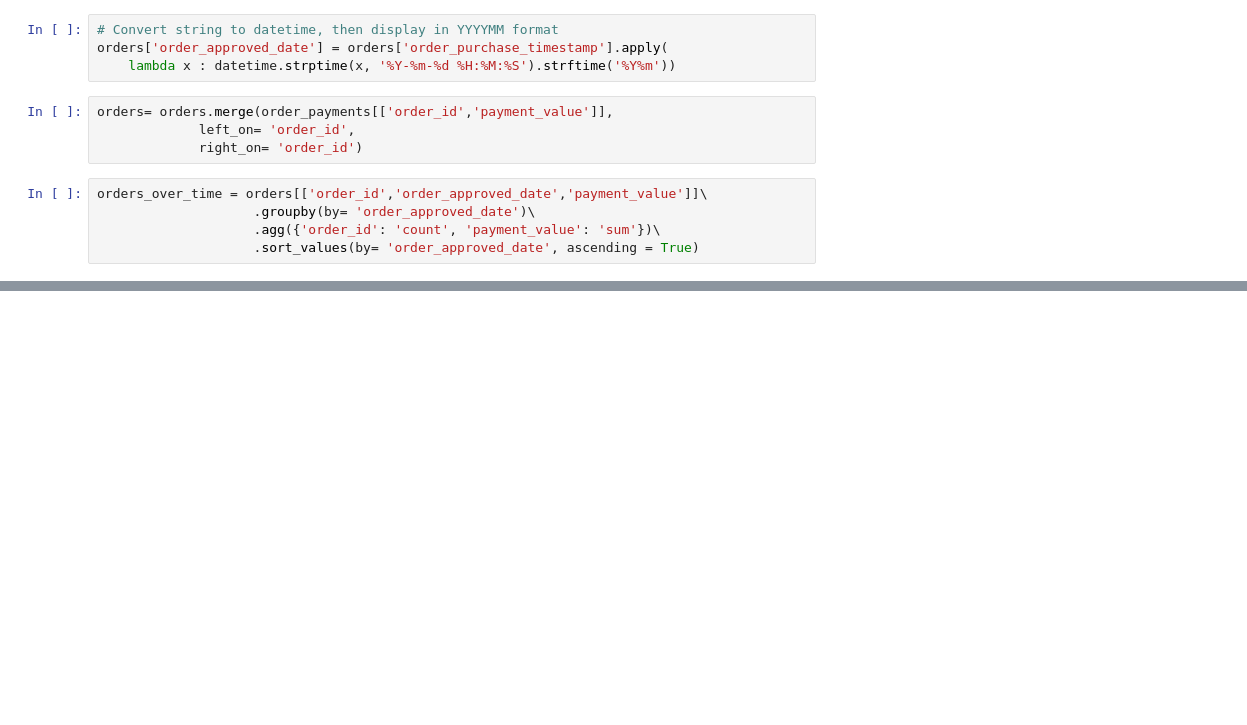
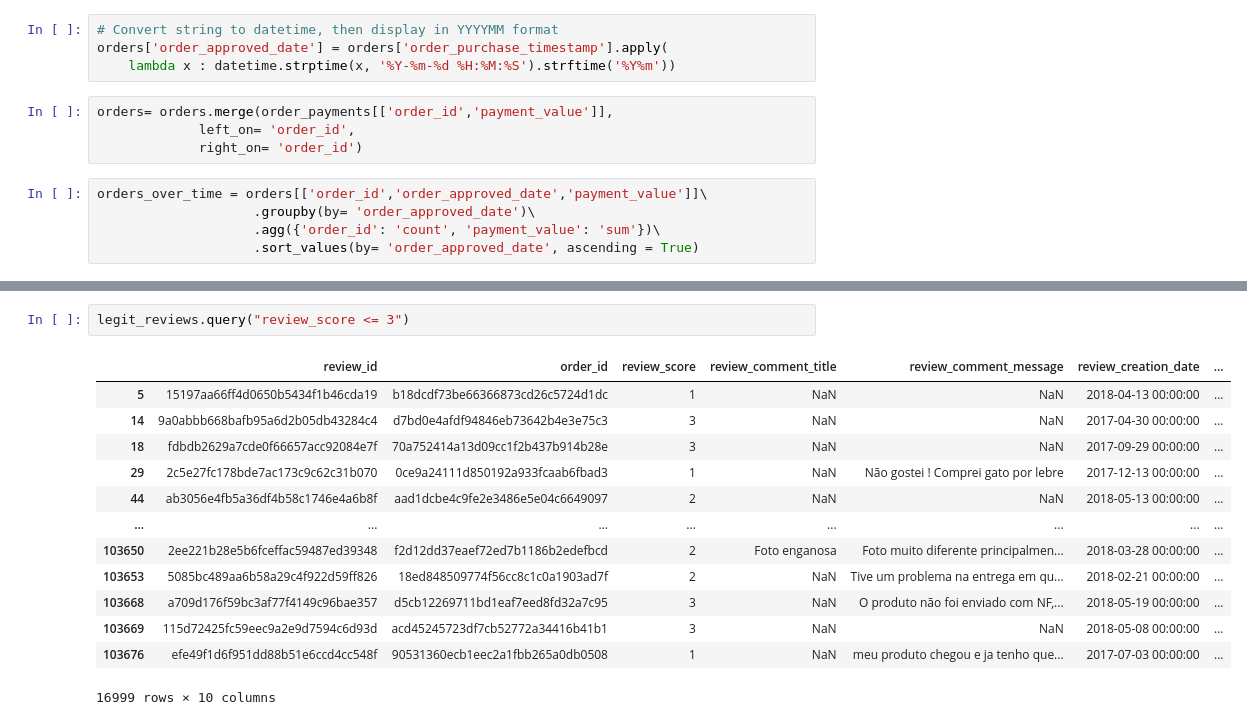
Before and after one commit to honnsey/Olist, a Jupyter notebook: OLIST.ipynb, the cells around one changed output, grey strips where cells are left out. Drawn from its saved outputs; the diff is of its cells as text; blank space fills up the shorter version.

```diff
--- a/OLIST.ipynb
+++ b/OLIST.ipynb
@@ -167,0 +196,16 @@ ax3 = double_plot(orders_over_time,palette= "RdPu")
+# %%
+legit_reviews.query("review_score <= 3")
+# %% [output]
+|  | review_id | order_id | review_score | review_comment_title | review_comment_message | review_creation_date | ... |
+| 5 | 15197aa66ff4d0650b5434f1b46cda19 | b18dcdf73be66366873cd26c5724d1dc | 1 | NaN | NaN | 2018-04-13 00:00:00 | ... |
+| 14 | 9a0abbb668bafb95a6d2b05db43284c4 | d7bd0e4afdf94846eb73642b4e3e75c3 | 3 | NaN | NaN | 2017-04-30 00:00:00 | ... |
+| 18 | fdbdb2629a7cde0f66657acc92084e7f | 70a752414a13d09cc1f2b437b914b28e | 3 | NaN | NaN | 2017-09-29 00:00:00 | ... |
+| 29 | 2c5e27fc178bde7ac173c9c62c31b070 | 0ce9a24111d850192a933fcaab6fbad3 | 1 | NaN | Não gostei ! Comprei gato por lebre | 2017-12-13 00:00:00 | ... |
+| 44 | ab3056e4fb5a36df4b58c1746e4a6b8f | aad1dcbe4c9fe2e3486e5e04c6649097 | 2 | NaN | NaN | 2018-05-13 00:00:00 | ... |
+| ... | ... | ... | ... | ... | ... | ... | ... |
+| 103650 | 2ee221b28e5b6fceffac59487ed39348 | f2d12dd37eaef72ed7b1186b2edefbcd | 2 | Foto enganosa | Foto muito diferente principalmen... | 2018-03-28 00:00:00 | ... |
+| 103653 | 5085bc489aa6b58a29c4f922d59ff826 | 18ed848509774f56cc8c1c0a1903ad7f | 2 | NaN | Tive um problema na entrega em qu... | 2018-02-21 00:00:00 | ... |
+| 103668 | a709d176f59bc3af77f4149c96bae357 | d5cb12269711bd1eaf7eed8fd32a7c95 | 3 | NaN | O produto não foi enviado com NF,... | 2018-05-19 00:00:00 | ... |
+| 103669 | 115d72425fc59eec9a2e9d7594c6d93d | acd45245723df7cb52772a34416b41b1 | 3 | NaN | NaN | 2018-05-08 00:00:00 | ... |
+| 103676 | efe49f1d6f951dd88b51e6ccd4cc548f | 90531360ecb1eec2a1fbb265a0db0508 | 1 | NaN | meu produto chegou e ja tenho que... | 2017-07-03 00:00:00 | ... |
+16999 rows × 10 columns
```
Also changed, not shown: parts of 16 cells of this notebook, 1 other file.
